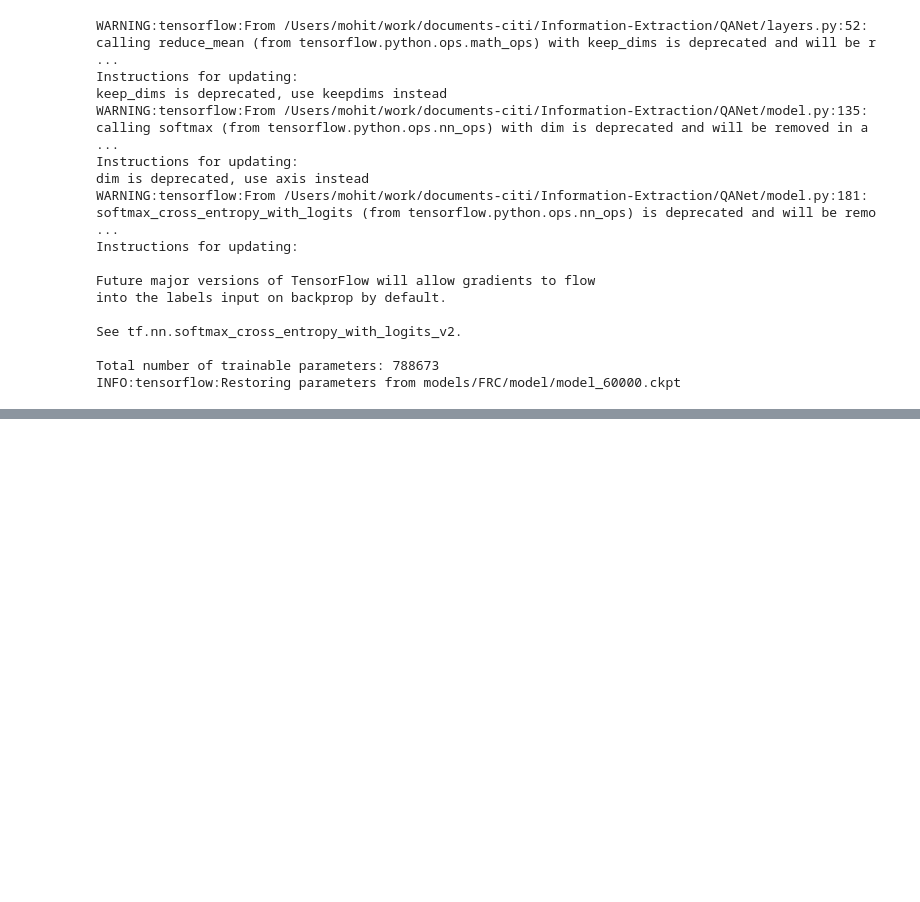
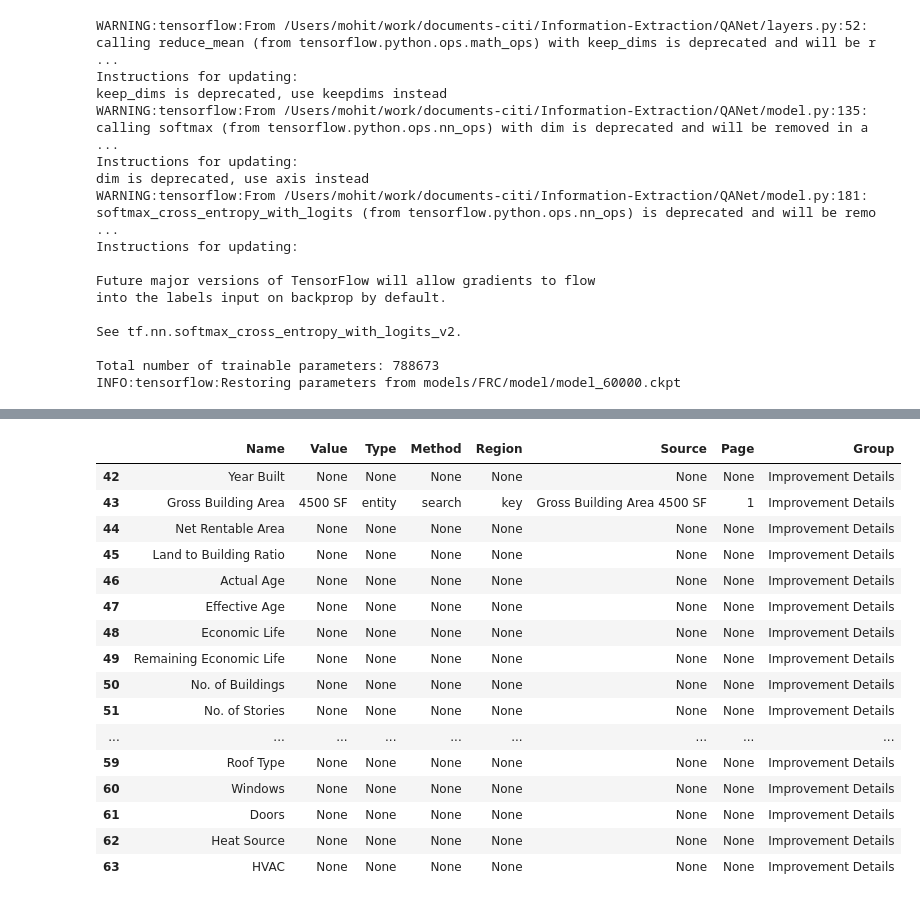
Before and after one commit to mohitsshah/documents-caf, a Jupyter notebook: Information-Extraction/Extraction Example.ipynb, the cells around one changed output, grey strips where cells are left out. Cells and saved outputs as stored; diff of their text form; code cells hidden in the pictures; blank space fills up the shorter version.

```diff
--- a/Information-Extraction/Extraction Example.ipynb
+++ b/Information-Extraction/Extraction Example.ipynb
@@ -62,0 +94,20 @@ display(df)
+# %%
+display(df.loc[df['Group'] == "Improvement Details"])
+# %% [output]
+|  | Name | Value | Type | Method | Region | Source | Page | Group |
+| 42 | Year Built | None | None | None | None | None | None | Improvement Details |
+| 43 | Gross Building Area | 4500 SF | entity | search | key | Gross Building Area 4500 SF | 1 | Improvement Details |
+| 44 | Net Rentable Area | None | None | None | None | None | None | Improvement Details |
+| 45 | Land to Building Ratio | None | None | None | None | None | None | Improvement Details |
+| 46 | Actual Age | None | None | None | None | None | None | Improvement Details |
+| 47 | Effective Age | None | None | None | None | None | None | Improvement Details |
+| 48 | Economic Life | None | None | None | None | None | None | Improvement Details |
+| 49 | Remaining Economic Life | None | None | None | None | None | None | Improvement Details |
+| 50 | No. of Buildings | None | None | None | None | None | None | Improvement Details |
+| 51 | No. of Stories | None | None | None | None | None | None | Improvement Details |
+| ... | ... | ... | ... | ... | ... | ... | ... | ... |
+| 59 | Roof Type | None | None | None | None | None | None | Improvement Details |
+| 60 | Windows | None | None | None | None | None | None | Improvement Details |
+| 61 | Doors | None | None | None | None | None | None | Improvement Details |
+| 62 | Heat Source | None | None | None | None | None | None | Improvement Details |
+| 63 | HVAC | None | None | None | None | None | None | Improvement Details |
```
Also changed, not shown: parts of 6 cells of this notebook, 1 other file.
